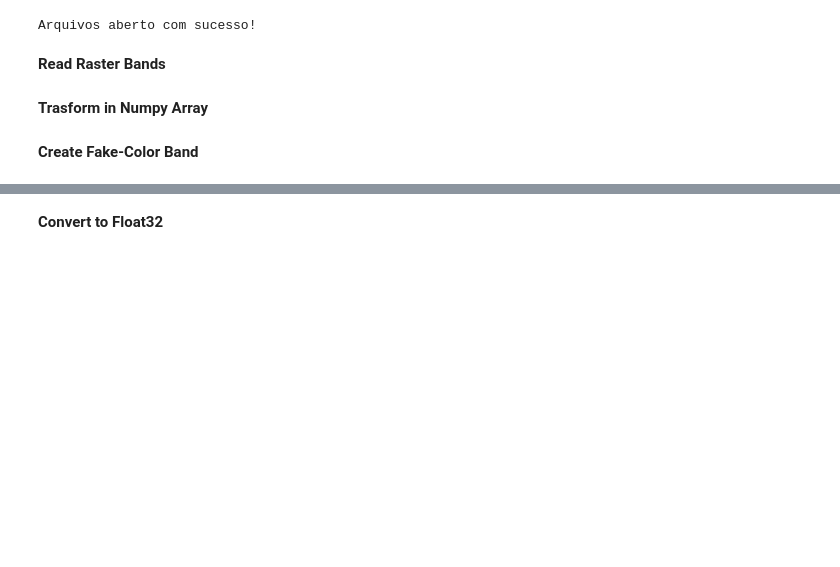
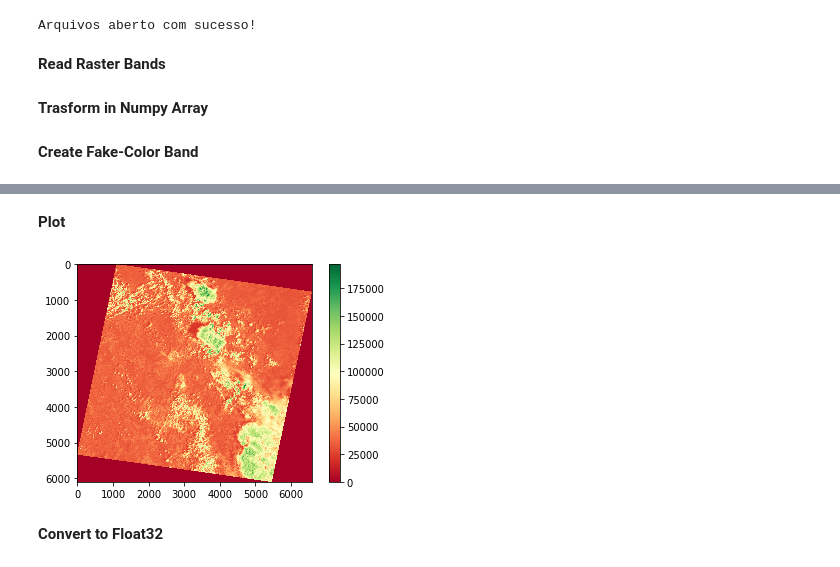
Before and after one commit to GSansigolo/data-science, a Jupyter notebook: src/cloud-mask/cloud-mask.ipynb, the cells around one changed output, grey strips where cells are left out. Cells and saved outputs as stored; diff of their text form; code cells hidden in the pictures; blank space fills up the shorter version.

```diff
--- a/src/cloud-mask/cloud-mask.ipynb
+++ b/src/cloud-mask/cloud-mask.ipynb
@@ -49,2 +44,10 @@ WARNING:root:Lossy conversion from float32 to uint8. Range [0.0, 196605.0]. Conv
+# %% [markdown]
+<b>Plot
+# %%
+plt.imshow(img, cmap='RdYlGn')
+plt.colorbar()
+plt.show()
+# %% [output]
+[figure, added]
 # %% [markdown]
 <b>Convert to Float32
```
Also changed, not shown: parts of 4 cells of this notebook, 1 other file.
